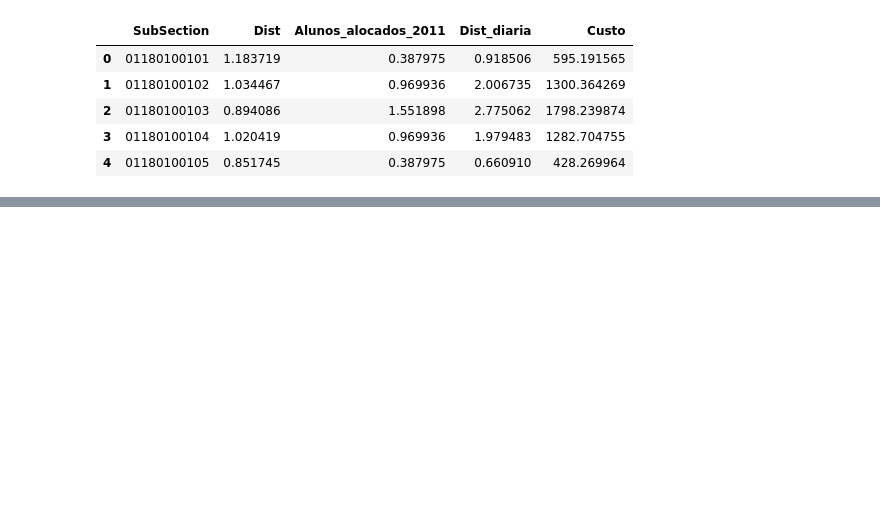
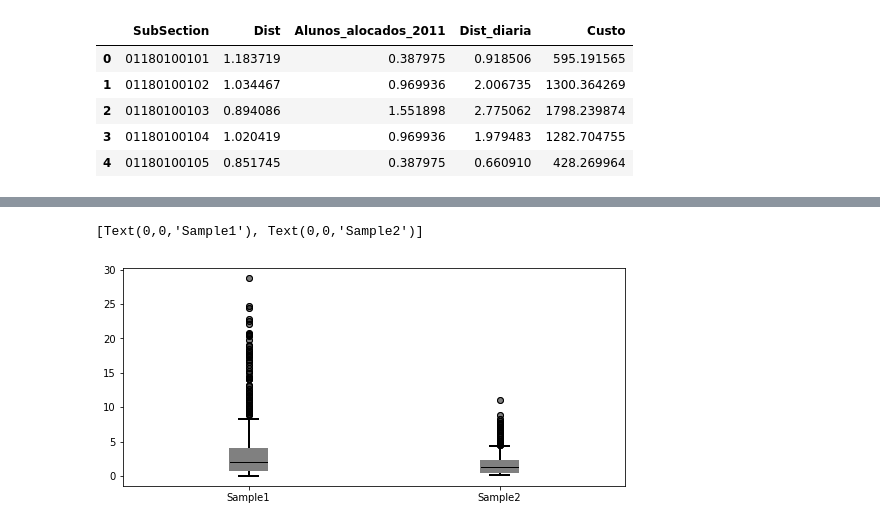
Before and after one commit to joaodolobo/Gini_coefficients, a Jupyter notebook: Gini_coefficients.ipynb, the cells around one changed output, grey strips where cells are left out. Cells and saved outputs as stored; diff of their text form; code cells hidden in the pictures; blank space fills up the shorter version.

```diff
--- a/Gini_coefficients.ipynb
+++ b/Gini_coefficients.ipynb
@@ -115,5 +98,5 @@ weighted_appearances
 # %%
-data_to_plot = (df_capacitated.Dist, df_capacitated.Alunos_alocados)
+data_to_plot = (df_capacitated.Dist, df_capacitated.Alunos_alocados_2011)
 
 # Create a figure instance
 fig = plt.figure(1, figsize=(9, 4))
@@ -128,33 +111,36 @@ bp = ax.boxplot(data_to_plot)
 ## to get fill color
 bp = ax.boxplot(data_to_plot, patch_artist=True)
 
 ## change outline color, fill color and linewidth of the boxes
 for box in bp['boxes']:
     # change outline color
     box.set( color='grey', linewidth=2)
     # change fill color
     box.set( facecolor = 'grey' )
 
 ## change color and linewidth of the whiskers
 for whisker in bp['whiskers']:
     whisker.set(color='black', linewidth=2)
 
 ## change color and linewidth of the caps
 for cap in bp['caps']:
     cap.set(color='black', linewidth=2)
 
 ## change color and linewidth of the medians
 for median in bp['medians']:
     median.set(color='black', linewidth=1)
 
 ## change the style of fliers and their fill
 for flier in bp['fliers']:
     flier.set(marker='o', color='#e7298a', alpha=0.5)
 
 ax.set_xticklabels(['Sample1', 'Sample2'])
 
 #Save the figure
 #fig.savefig('fig1.png', bbox_inches='tight')
+# %% [output]
+[Text(0,0,'Sample1'), Text(0,0,'Sample2')]
+[figure, added]
 # %%
  np.average(df_capacitated.Dist,  weights = df_capacitated.Alunos_alocados)
 # %%
```
Also changed, not shown: parts of 12 cells of this notebook.
